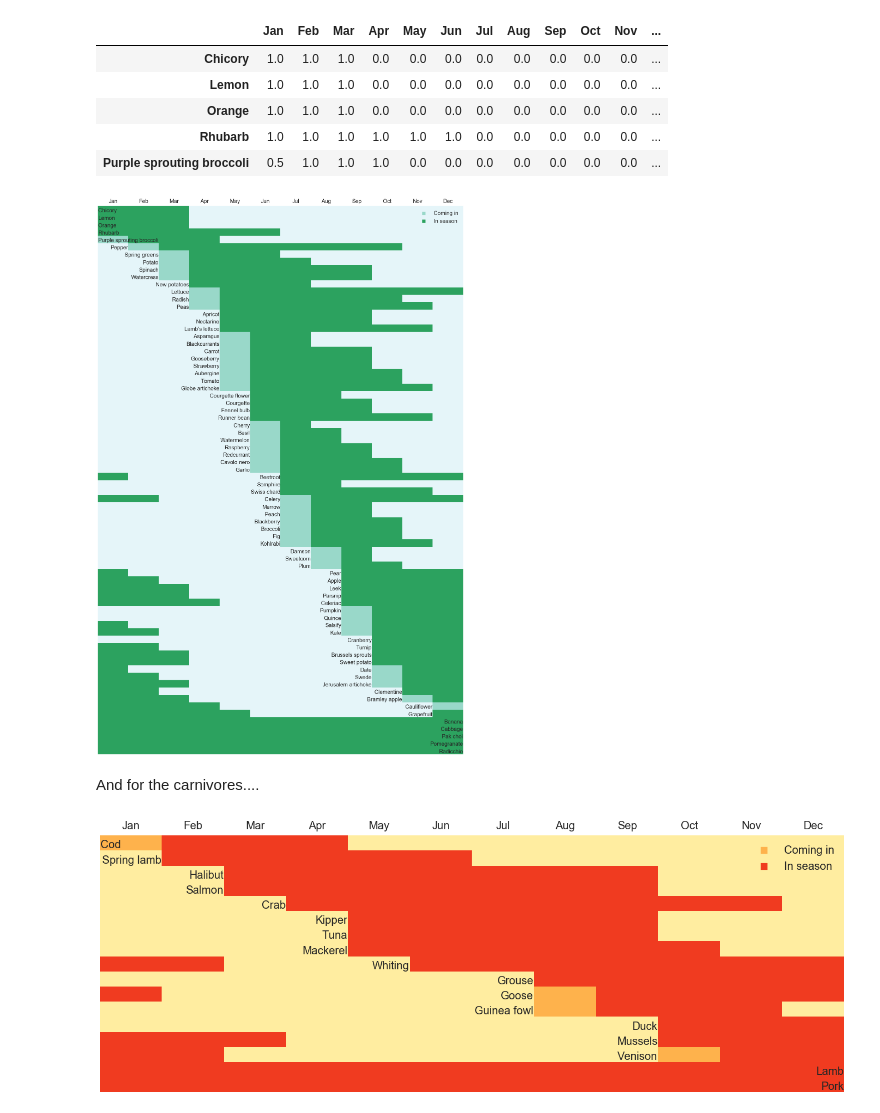
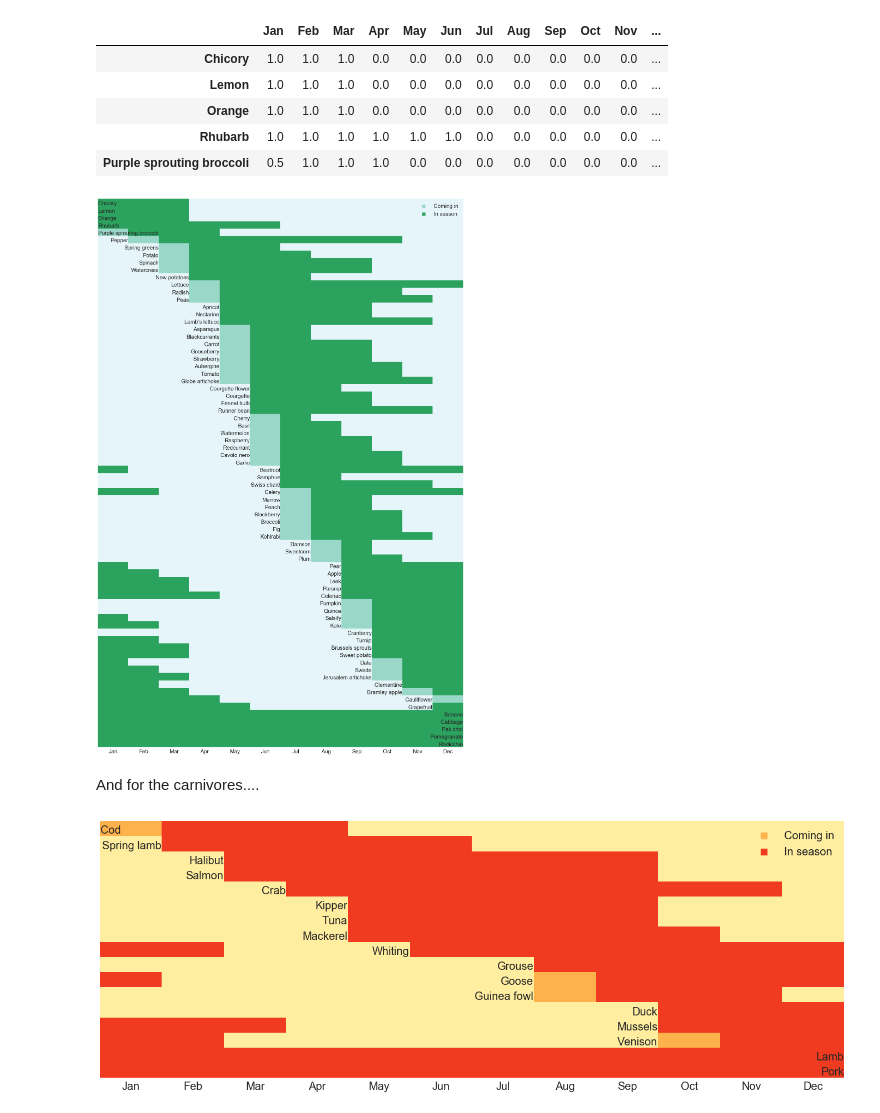
Before and after one commit to mparker2/veg_seasonality, a Jupyter notebook: seasonality.ipynb, the cells around one changed output. Saved outputs shown, nothing was run; the diff lists cells and outputs as text; code cells hidden in the pictures.

```diff
--- a/seasonality.ipynb
+++ b/seasonality.ipynb
@@ -68,35 +68,34 @@ def plot_seasonality_chart(df, idx_df, colors, legend=True):
     fig, ax = plt.subplots(figsize=(df.shape[1] * 2, df.shape[0] * 0.5))
     sns.heatmap(df, cbar=False, ax=ax, cmap=cmap, yticklabels=False, )
     for y, name, coming_in, start, end in idx_df.reset_index(drop=True).itertuples():
         if not np.isnan(coming_in):
             x = coming_in
         elif not np.isnan(start):
             x = start
         else:
             x = 12
         ha = 'right' if x else 'left'
         x += -0.01 if x else 0.01
         ax.annotate(s=name,
                     xy=(x, len(idx_df) - y - 1),
                     horizontalalignment=ha,
                     verticalalignment='bottom',
                     fontsize=20)
-    ax.xaxis.tick_top()
     plt.setp(ax.get_xticklabels(), size=20)
     if legend:
         for text, color in zip(['Coming in', 'In season'], colors[1:]):
             ax.scatter([], [], color=color, label=text, marker='s', s=150)
         plt.legend(loc=1, fontsize=20)
     return ax
 
 colors = ['#e5f5f9', '#99d8c9', '#2ca25f']
 ax = plot_seasonality_chart(veg_seasonality_ordered,
                             veg_season_idx,
                             colors,
                             legend=True)
 plt.show()
 # %% [output]
-[figure, old version]
+[figure, new version]
 # %% [markdown]
 And for the carnivores....
 # %%
@@ -116,4 +115,4 @@ cmap = ['#ffeda0', '#feb24c', '#f03b20']
 ax = plot_seasonality_chart(meat_seasonality_ordered, meat_season_idx, cmap)
 plt.show()
 # %% [output]
-[figure, old version]
+[figure, new version]
```
